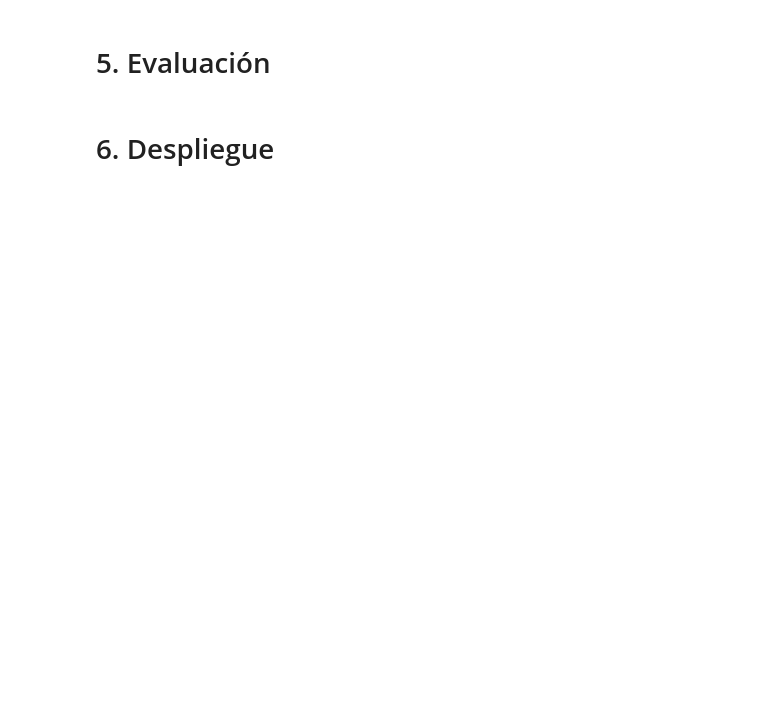
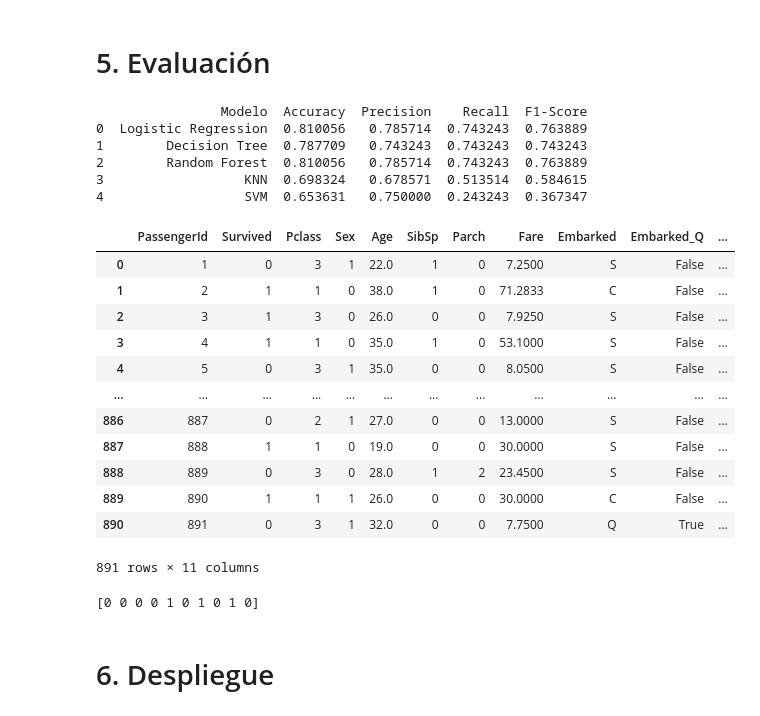
Before and after one commit to valec3/DATA-SCIENCE-PROJECTS, a Jupyter notebook: titanic-solution.ipynb, the cells around one changed output. Cells and saved outputs as stored; diff of their text form; code cells hidden in the pictures; blank space fills up the shorter version.

```diff
--- a/titanic-solution.ipynb
+++ b/titanic-solution.ipynb
@@ -251,10 +254,10 @@ test_df = test_df.drop(['Cabin','Name','Ticket'], axis = 1)
 # Codificar 'Sex' (0 = female, 1 = male)
 train_df['Sex'] = train_df['Sex'].map({'female': 0, 'male': 1})
 
-# One-hot encoding para 'Embarked'
+# One-hot encoding para 'Embarked' => Embarked_Q	Embarked_S
 embarked_encoded = pd.get_dummies(train_df['Embarked'], prefix='Embarked', drop_first=True)
 train_df = pd.concat([train_df, embarked_encoded], axis=1)
-train_df = train_df.drop('Embarked', axis=1)
+# train_df = train_df.drop('Embarked', axis=1)
 # %%
 train_df.sample(9)
 # %% [output]
@@ -271,9 +274,9 @@ train_df.sample(9)
 # %% [markdown]
 ## Ingeniería de variables:
 # %%
-# Agrupar 'Age' en bins
-age_bins = [0, 12, 18, 60, 120]  # Child, Young, Adult, Senior
-age_labels = ['Child', 'Young', 'Adult', 'Senior']
-train_df['AgeGroup'] = pd.cut(train_df['Age'], bins=age_bins, labels=age_labels, include_lowest=True)
+# # Agrupar 'Age' en bins
+# age_bins = [0, 12, 18, 60, 120]  # Child, Young, Adult, Senior
+# age_labels = ['Child', 'Young', 'Adult', 'Senior']
+# train_df['AgeGroup'] = pd.cut(train_df['Age'], bins=age_bins, labels=age_labels, include_lowest=True)
 # %% [markdown]
 ## Seleccion de variables
@@ -295,2 +331,48 @@ train_df['AgeGroup'] = pd.cut(train_df['Age'], bins=age_bins, labels=age_labels,
 # %% [markdown]
 # 5. Evaluación
+# %%
+resultados_df = pd.DataFrame(resultados, columns=["Modelo", "Accuracy", "Precision", "Recall", "F1-Score"])
+print(resultados_df)
+# %% [output]
+                Modelo  Accuracy  Precision    Recall  F1-Score
+0  Logistic Regression  0.810056   0.785714  0.743243  0.763889
+1        Decision Tree  0.787709   0.743243  0.743243  0.743243
+2        Random Forest  0.810056   0.785714  0.743243  0.763889
+3                  KNN  0.698324   0.678571  0.513514  0.584615
+4                  SVM  0.653631   0.750000  0.243243  0.367347
+# %%
+train_df
+# %% [output]
+|  | PassengerId | Survived | Pclass | Sex | Age | SibSp | Parch | Fare | Embarked | Embarked_Q | ... |
+| 0 | 1 | 0 | 3 | 1 | 22.0 | 1 | 0 | 7.2500 | S | False | ... |
+| 1 | 2 | 1 | 1 | 0 | 38.0 | 1 | 0 | 71.2833 | C | False | ... |
+| 2 | 3 | 1 | 3 | 0 | 26.0 | 0 | 0 | 7.9250 | S | False | ... |
+| 3 | 4 | 1 | 1 | 0 | 35.0 | 1 | 0 | 53.1000 | S | False | ... |
+| 4 | 5 | 0 | 3 | 1 | 35.0 | 0 | 0 | 8.0500 | S | False | ... |
+| ... | ... | ... | ... | ... | ... | ... | ... | ... | ... | ... | ... |
+| 886 | 887 | 0 | 2 | 1 | 27.0 | 0 | 0 | 13.0000 | S | False | ... |
+| 887 | 888 | 1 | 1 | 0 | 19.0 | 0 | 0 | 30.0000 | S | False | ... |
+| 888 | 889 | 0 | 3 | 0 | 28.0 | 1 | 2 | 23.4500 | S | False | ... |
+| 889 | 890 | 1 | 1 | 1 | 26.0 | 0 | 0 | 30.0000 | C | False | ... |
+| 890 | 891 | 0 | 3 | 1 | 32.0 | 0 | 0 | 7.7500 | Q | True | ... |
+891 rows × 11 columns
+# %%
+X_test_final = test_df[['Pclass', 'Sex', 'Age', 'SibSp', 'Parch', 'Fare', 'Embarked']].copy()
+
+# Imputar valores nulos
+X_test_final['Age'] = X_test_final['Age'].fillna(X['Age'].median())
+X_test_final['Fare'] = X_test_final['Fare'].fillna(X['Fare'].median())
+X_test_final['Embarked'] = X_test_final['Embarked'].fillna(train_df['Embarked'].mode()[0])
+
+# Codificación
+X_test_final['Sex'] = X_test_final['Sex'].map({'female': 0, 'male': 1})
+embarked_encoded_test = pd.get_dummies(X_test_final['Embarked'], prefix='Embarked', drop_first=True)
+X_test_final = pd.concat([X_test_final.drop('Embarked', axis=1), embarked_encoded_test], axis=1)
+
+X_test_final = X_test_final.reindex(columns=X.columns, fill_value=0)
+
+# Predicciones
+predicciones = modelos["Logistic Regression"].predict(X_test_final)
+print(predicciones[:10])
+# %% [output]
+[0 0 0 0 1 0 1 0 1 0]
```
Also changed, not shown: parts of 11 cells of this notebook.
